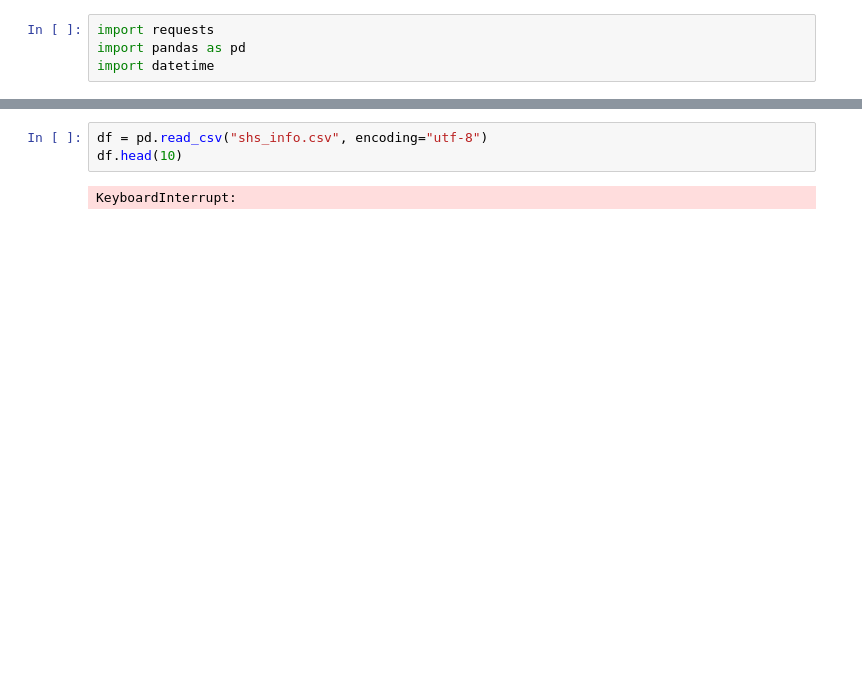
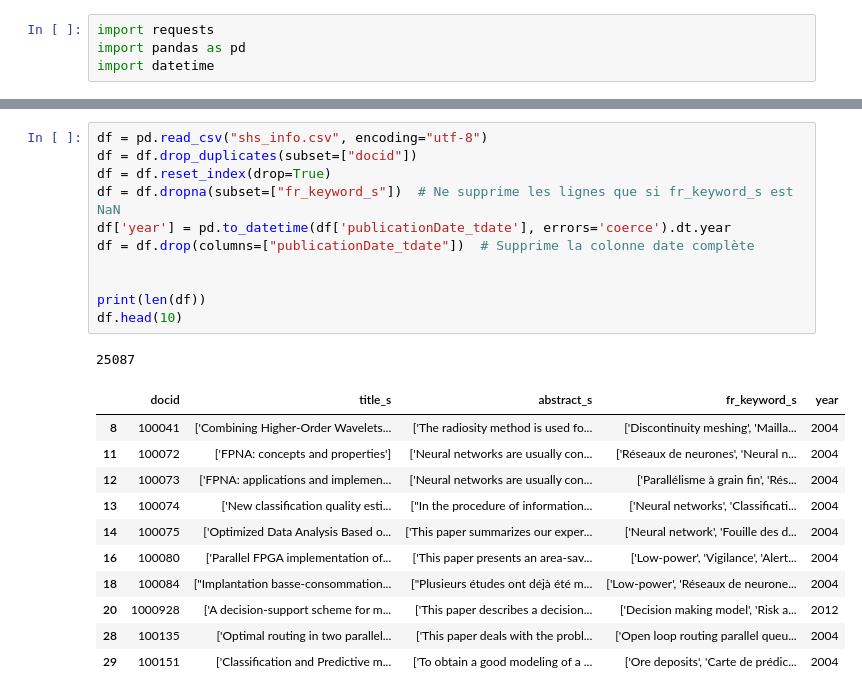
Before and after one commit to MehdiBoussalem/hal_ai, a Jupyter notebook: main.ipynb, the cells around one changed output, grey strips where cells are left out. Cells and saved outputs as stored; diff of their text form; blank space fills up the shorter version.

```diff
--- a/main.ipynb
+++ b/main.ipynb
@@ -48,5 +67,24 @@ Total rows:  4098251
-# %%
-df = pd.read_csv("shs_info.csv", encoding="utf-8")
-df.head(10)
-# %% [output]
-KeyboardInterrupt:
+# %%
+df = pd.read_csv("shs_info.csv", encoding="utf-8")
+df = df.drop_duplicates(subset=["docid"])
+df = df.reset_index(drop=True)
+df = df.dropna(subset=["fr_keyword_s"])  # Ne supprime les lignes que si fr_keyword_s est NaN
+df['year'] = pd.to_datetime(df['publicationDate_tdate'], errors='coerce').dt.year
+df = df.drop(columns=["publicationDate_tdate"])  # Supprime la colonne date complète
+
+
+print(len(df))
+df.head(10)
+# %% [output]
+25087
+|  | docid | title_s | abstract_s | fr_keyword_s | year |
+| 8 | 100041 | ['Combining Higher-Order Wavelets... | ['The radiosity method is used fo... | ['Discontinuity meshing', 'Mailla... | 2004 |
+| 11 | 100072 | ['FPNA: concepts and properties'] | ['Neural networks are usually con... | ['Réseaux de neurones', 'Neural n... | 2004 |
+| 12 | 100073 | ['FPNA: applications and implemen... | ['Neural networks are usually con... | ['Parallélisme à grain fin', 'Rés... | 2004 |
+| 13 | 100074 | ['New classification quality esti... | ["In the procedure of information... | ['Neural networks', 'Classificati... | 2004 |
+| 14 | 100075 | ['Optimized Data Analysis Based o... | ['This paper summarizes our exper... | ['Neural network', 'Fouille des d... | 2004 |
+| 16 | 100080 | ['Parallel FPGA implementation of... | ['This paper presents an area-sav... | ['Low-power', 'Vigilance', 'Alert... | 2004 |
+| 18 | 100084 | ["Implantation basse-consommation... | ["Plusieurs études ont déjà été m... | ['Low-power', 'Réseaux de neurone... | 2004 |
+| 20 | 1000928 | ['A decision-support scheme for m... | ['This paper describes a decision... | ['Decision making model', 'Risk a... | 2012 |
+| 28 | 100135 | ['Optimal routing in two parallel... | ['This paper deals with the probl... | ['Open loop routing parallel queu... | 2004 |
+| 29 | 100151 | ['Classification and Predictive m... | ['To obtain a good modeling of a ... | ['Ore deposits', 'Carte de prédic... | 2004 |
```
Also changed, not shown: parts of 4 cells of this notebook, 2 other files.
